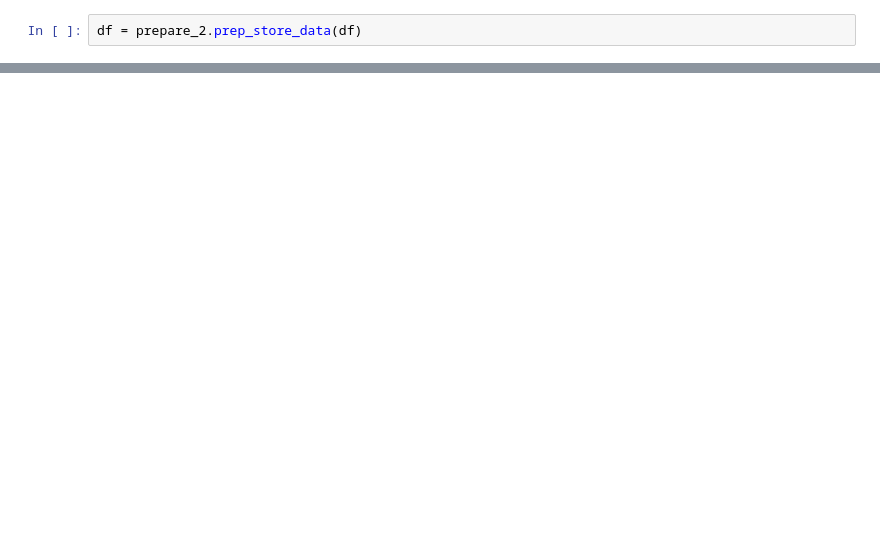
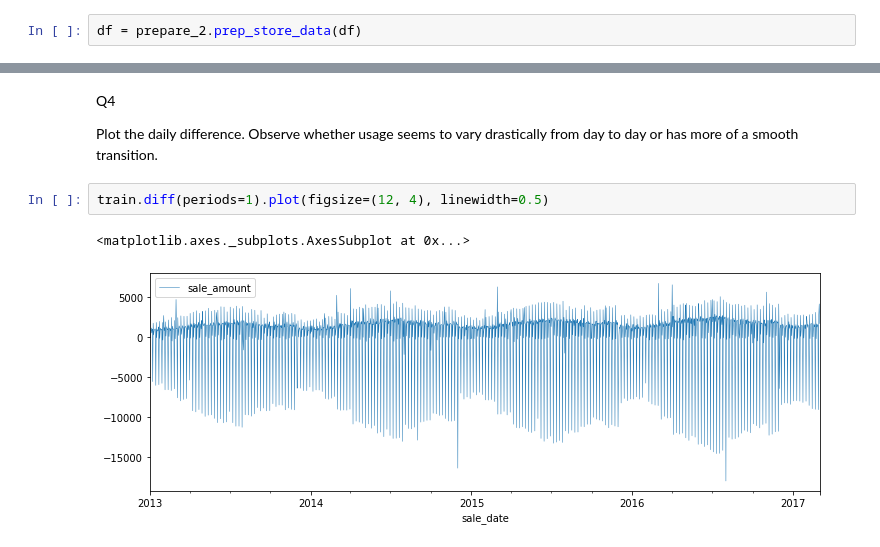
Before and after one commit to Tim-Sotirhos/ds-methodologies-exercises, a Jupyter notebook: time_series/Explore.ipynb, the cells around one changed output, grey strips where cells are left out. Saved outputs shown, nothing was run; the diff lists cells and outputs as text; blank space fills up the shorter version.

```diff
--- a/time_series/Explore.ipynb
+++ b/time_series/Explore.ipynb
@@ -49,0 +167,9 @@ df = prepare_2.prep_store_data(df)
+# %% [markdown]
+Q4
+
+Plot the daily difference. Observe whether usage seems to vary drastically from day to day or has more of a smooth transition.
+# %%
+train.diff(periods=1).plot(figsize=(12, 4), linewidth=0.5)
+# %% [output]
+<matplotlib.axes._subplots.AxesSubplot at 0x...>
+[figure, added]
```
Also changed, not shown: parts of 31 cells of this notebook, 1 other file.
